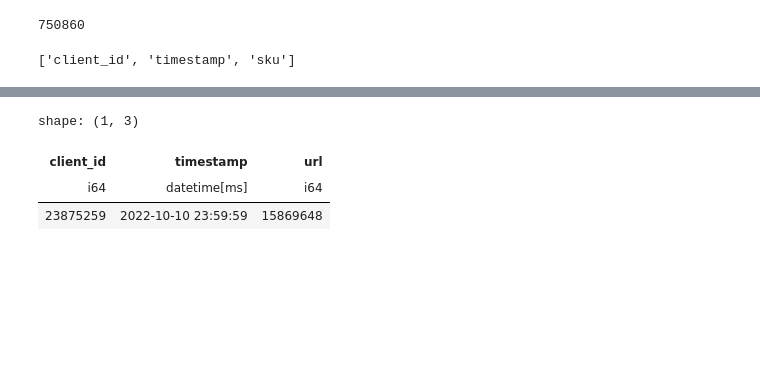
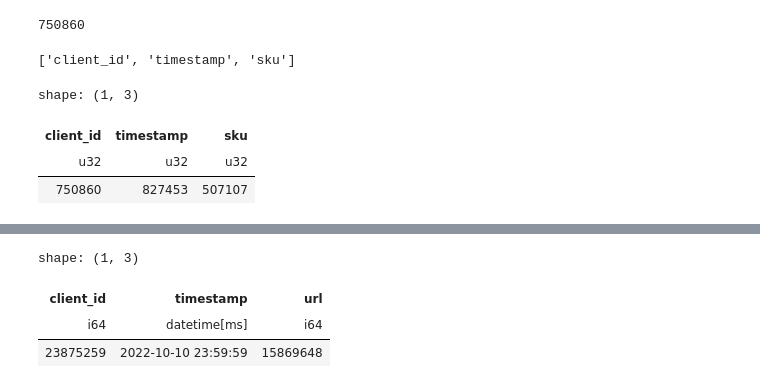
Before and after one commit to seanv507/recsys2025, a Jupyter notebook: analyse.ipynb, the cells around one changed output, grey strips where cells are left out. Cells and saved outputs as stored; diff of their text form; code cells hidden in the pictures; blank space fills up the shorter version.

```diff
--- a/analyse.ipynb
+++ b/analyse.ipynb
@@ -96,3 +96,10 @@ df1.n_unique()
 dfs["product_buy"].columns
 # %% [output]
 ['client_id', 'timestamp', 'sku']
+# %%
+dfs["product_buy"].select(pl.all().n_unique())
+# %% [output]
+shape: (1, 3)
+| client_id | timestamp | sku |
+| u32 | u32 | u32 |
+| 750860 | 827453 | 507107 |
```
Also changed, not shown: parts of 7 cells of this notebook.
